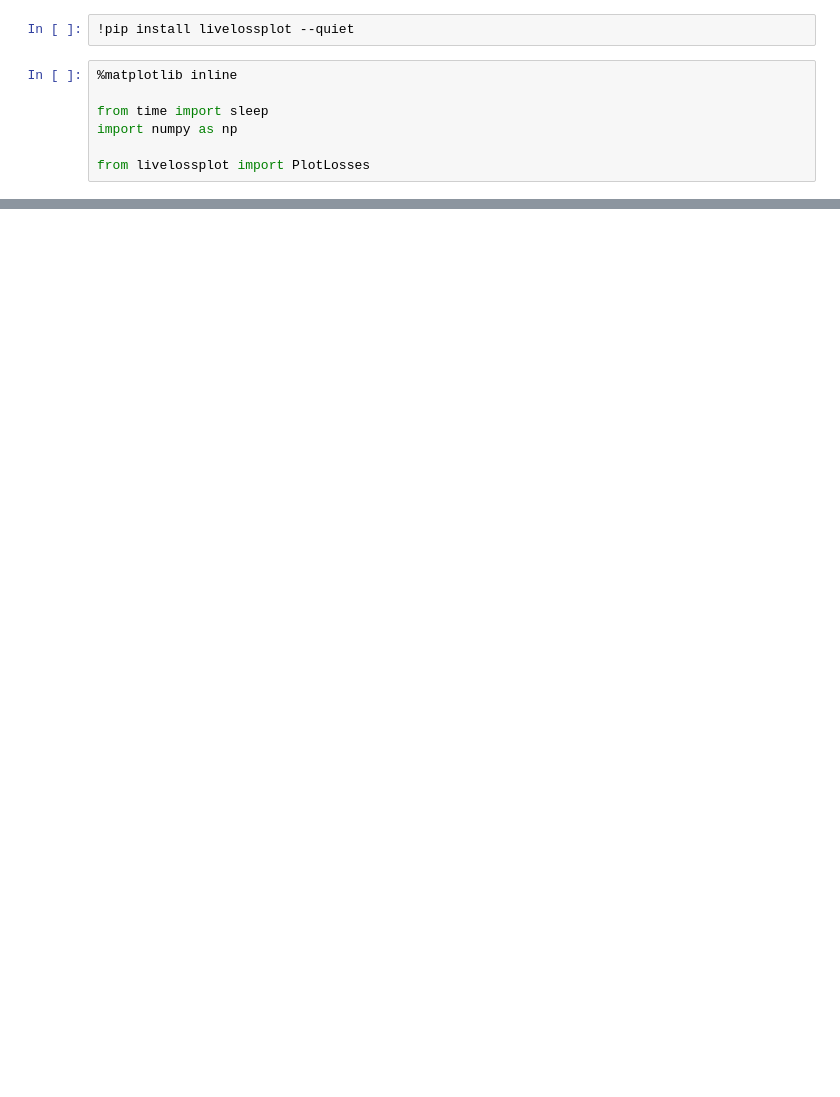
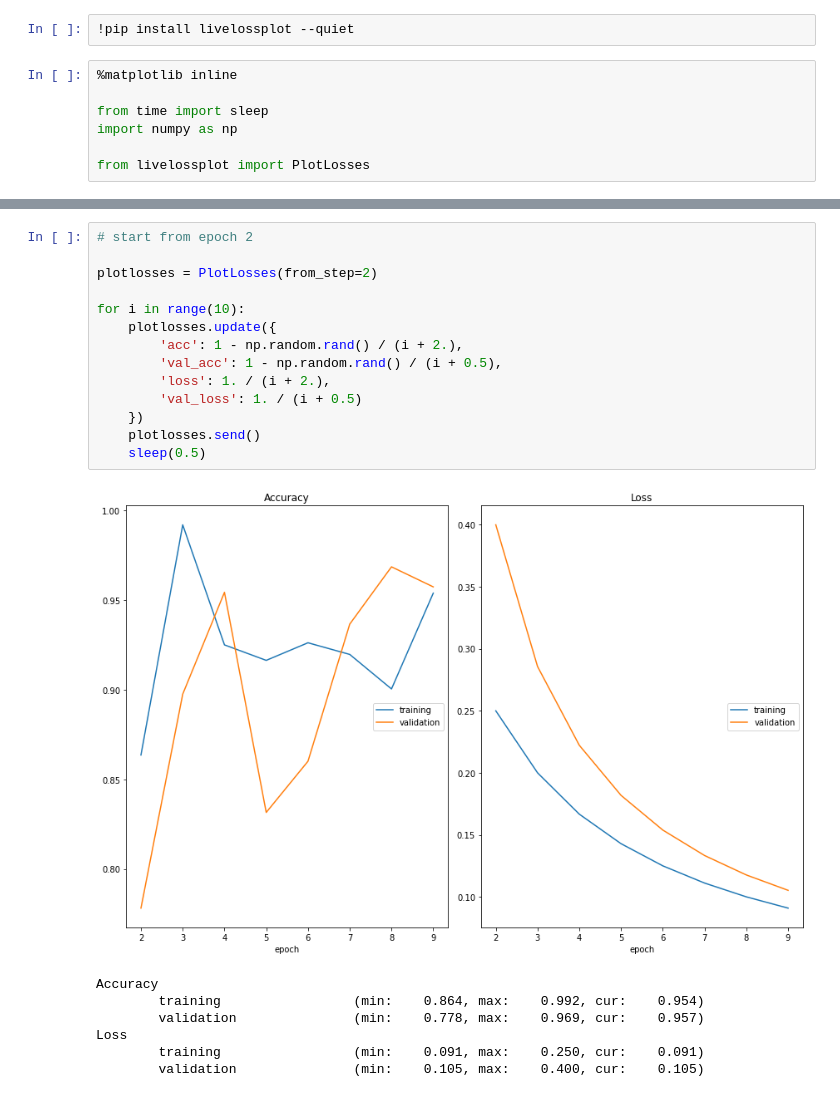
Before and after one commit to stared/livelossplot, a Jupyter notebook: examples/minimal.ipynb, the cells around one changed output, grey strips where cells are left out. Drawn from its saved outputs; the diff is of its cells as text; blank space fills up the shorter version.

Commit message:
first step option, version update

```diff
--- a/examples/minimal.ipynb
+++ b/examples/minimal.ipynb
@@ -37,0 +38,22 @@ log-loss
+# %%
+# start from epoch 2
+
+plotlosses = PlotLosses(from_step=2)
+
+for i in range(10):
+    plotlosses.update({
+        'acc': 1 - np.random.rand() / (i + 2.),
+        'val_acc': 1 - np.random.rand() / (i + 0.5),
+        'loss': 1. / (i + 2.),
+        'val_loss': 1. / (i + 0.5)
+    })
+    plotlosses.send()
+    sleep(0.5)
+# %% [output]
+[figure, added]
+Accuracy
+        training                 (min:    0.864, max:    0.992, cur:    0.954)
+        validation               (min:    0.778, max:    0.969, cur:    0.957)
+Loss
+        training                 (min:    0.091, max:    0.250, cur:    0.091)
+        validation               (min:    0.105, max:    0.400, cur:    0.105)
```
Also changed, not shown: parts of 3 cells of this notebook.
